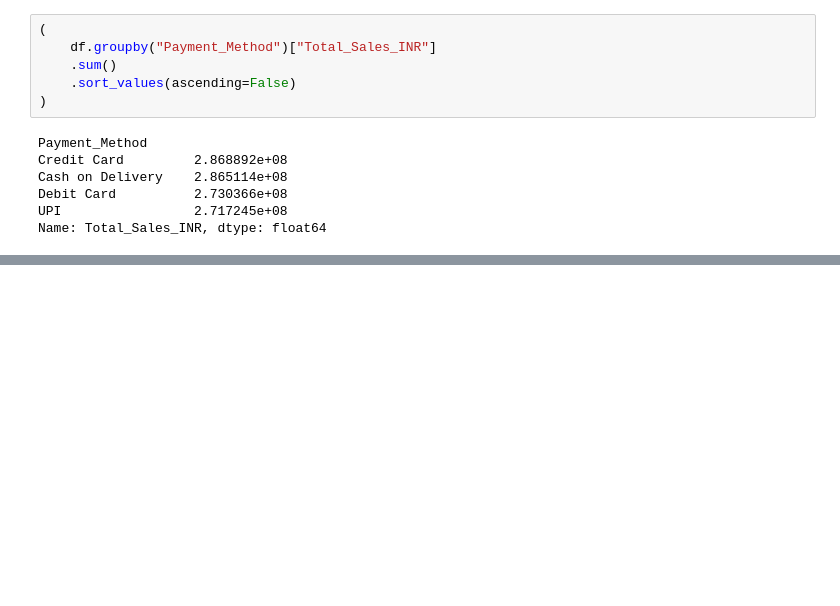
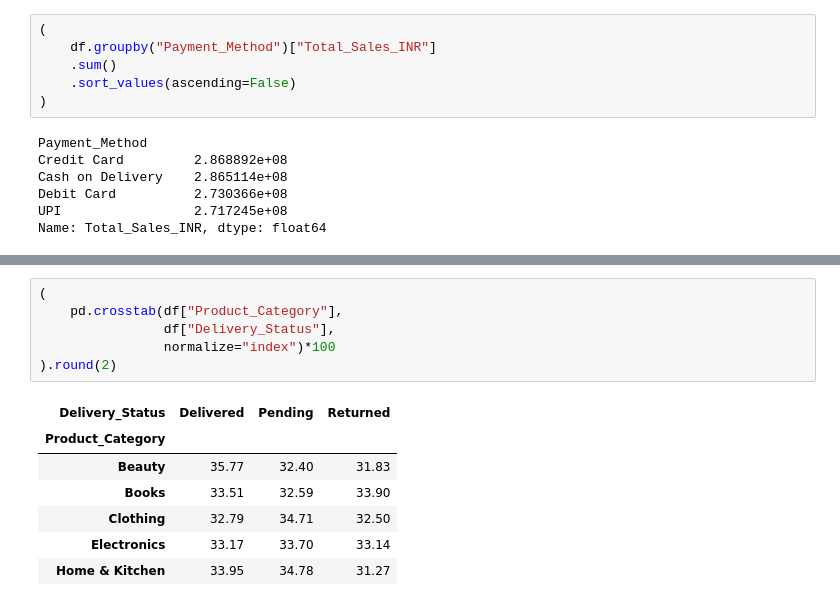
Before and after one commit to sohamnp06/Ecommerce-Sales-Analysis, a Jupyter notebook: notebooks/EDA.ipynb, the cells around one changed output, grey strips where cells are left out. Cells and saved outputs as stored; diff of their text form; blank space fills up the shorter version.

```diff
--- a/notebooks/EDA.ipynb
+++ b/notebooks/EDA.ipynb
@@ -435,0 +449,14 @@ Name: Total_Sales_INR, dtype: float64
+# %%
+(
+    pd.crosstab(df["Product_Category"],
+                df["Delivery_Status"],
+                normalize="index")*100
+).round(2)
+# %% [output]
+| Delivery_Status | Delivered | Pending | Returned |
+| Product_Category |  |  |  |
+| Beauty | 35.77 | 32.40 | 31.83 |
+| Books | 33.51 | 32.59 | 33.90 |
+| Clothing | 32.79 | 34.71 | 32.50 |
+| Electronics | 33.17 | 33.70 | 33.14 |
+| Home & Kitchen | 33.95 | 34.78 | 31.27 |
```
Also changed, not shown: parts of 3 cells of this notebook.
